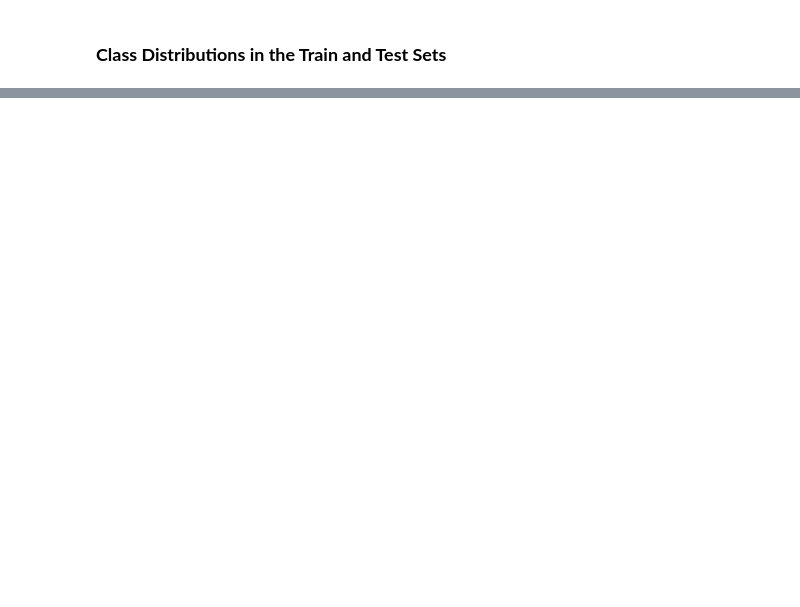
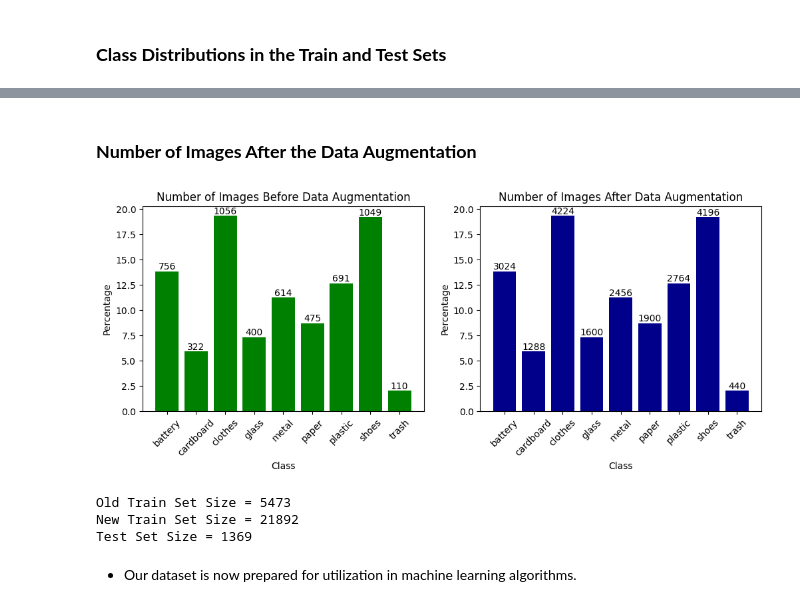
Before and after one commit to merensoykok/Waste-Classification-by-Image, a Jupyter notebook: Week5.ipynb, the cells around one changed output, grey strips where cells are left out. Drawn from its saved outputs; the diff is of its cells as text; code cells hidden in the pictures; blank space fills up the shorter version.

```diff
--- a/Week5.ipynb
+++ b/Week5.ipynb
@@ -190,0 +240,55 @@ np.save(r'dataset_npy\y_test.npy', y_test)
+# %%
+import io_functions
+
+X_train, y_train = io_functions.read_data("dataset/train")
+X_test, y_test = io_functions.read_data("dataset/test")
+# %% [markdown]
+### **Number of Images After the Data Augmentation**
+# %%
+# Count occurrences of each class in y_train and y_test
+train_counts_new = np.bincount(y_train, minlength=len(classes))
+
+# Convert counts to percentages
+train_percentages_new = (train_counts_new / len(y_train)) * 100
+
+# Plot class distributions
+fig, ax = plt.subplots(1, 2, figsize=(12,4))
+
+# Plot class distribution for old training set
+bars = ax[0].bar(classes, train_percentages, color='green')
+ax[0].bar(classes, train_percentages, color='green')
+ax[0].set_title('Number of Images Before Data Augmentation')
+ax[0].set_xlabel('Class')
+ax[0].set_ylabel('Percentage')
+ax[0].set_xticks(range(len(classes)), classes, rotation=45)
+
+# Add counts on top of the bars for the old training set
+for bar, count in zip(bars, train_counts):
+    height = bar.get_height()
+    ax[0].text(bar.get_x() + bar.get_width() / 2, height, f'{count}', ha='center', va='bottom')
+
+# Plot class distribution for new training set
+bars = ax[1].bar(classes, train_percentages_new, color='darkblue')
+ax[1].bar(classes, train_percentages_new, color='darkblue')
+ax[1].set_title('Number of Images After Data Augmentation')
+ax[1].set_xlabel('Class')
+ax[1].set_ylabel('Percentage')
+ax[1].set_xticks(range(len(classes)), classes, rotation=45)
+
+# Add counts on top of the bars for the new training set
+for bar, count in zip(bars, train_counts_new):
+    height = bar.get_height()
+    ax[1].text(bar.get_x() + bar.get_width() / 2, height, f'{count}', ha='center', va='bottom')
+
+plt.show()
+
+print("Old Train Set Size =", np.sum(train_counts))
+print("New Train Set Size =", np.sum(train_counts_new))
+print("Test Set Size =", np.sum(test_counts))
+# %% [output]
+[figure, added]
+Old Train Set Size = 5473
+New Train Set Size = 21892
+Test Set Size = 1369
+# %% [markdown]
+* Our dataset is now prepared for utilization in machine learning algorithms.
```
Also changed, not shown: parts of 22 cells of this notebook.
